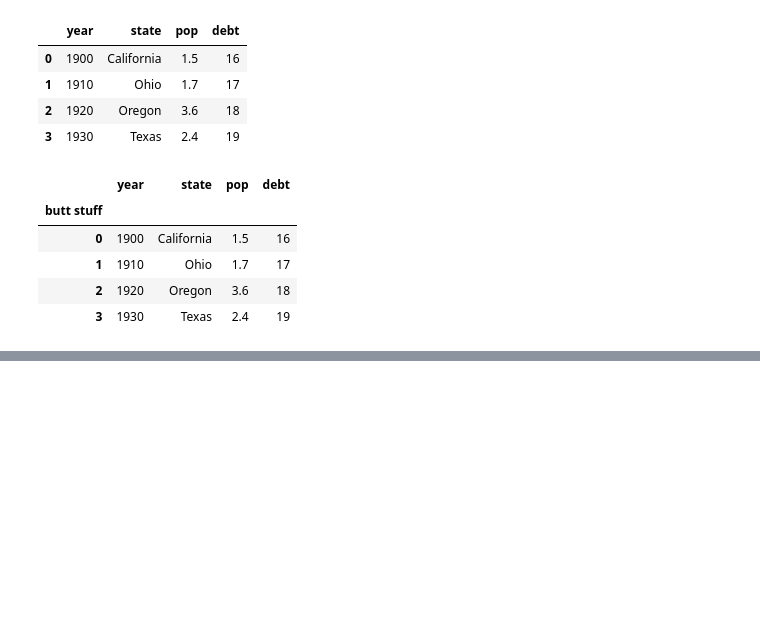
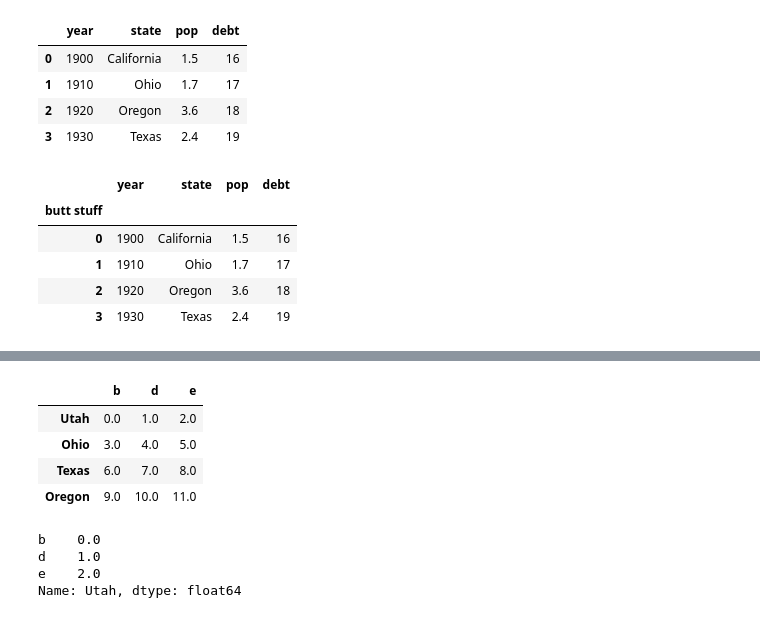
Before and after one commit to shammer83/pandas_practice, a Jupyter notebook: ipynb/Pandas_warmups.ipynb, the cells around one changed output, grey strips where cells are left out. Saved outputs shown, nothing was run; the diff lists cells and outputs as text; code cells hidden in the pictures; blank space fills up the shorter version.

```diff
--- a/ipynb/Pandas_warmups.ipynb
+++ b/ipynb/Pandas_warmups.ipynb
@@ -147,0 +200,15 @@ frame
+# %%
+frame
+# %% [output]
+|  | b | d | e |
+| Utah | 0.0 | 1.0 | 2.0 |
+| Ohio | 3.0 | 4.0 | 5.0 |
+| Texas | 6.0 | 7.0 | 8.0 |
+| Oregon | 9.0 | 10.0 | 11.0 |
+# %%
+series
+# %% [output]
+b    0.0
+d    1.0
+e    2.0
+Name: Utah, dtype: float64
```
Also changed, not shown: parts of 31 cells of this notebook, 1 other file.
